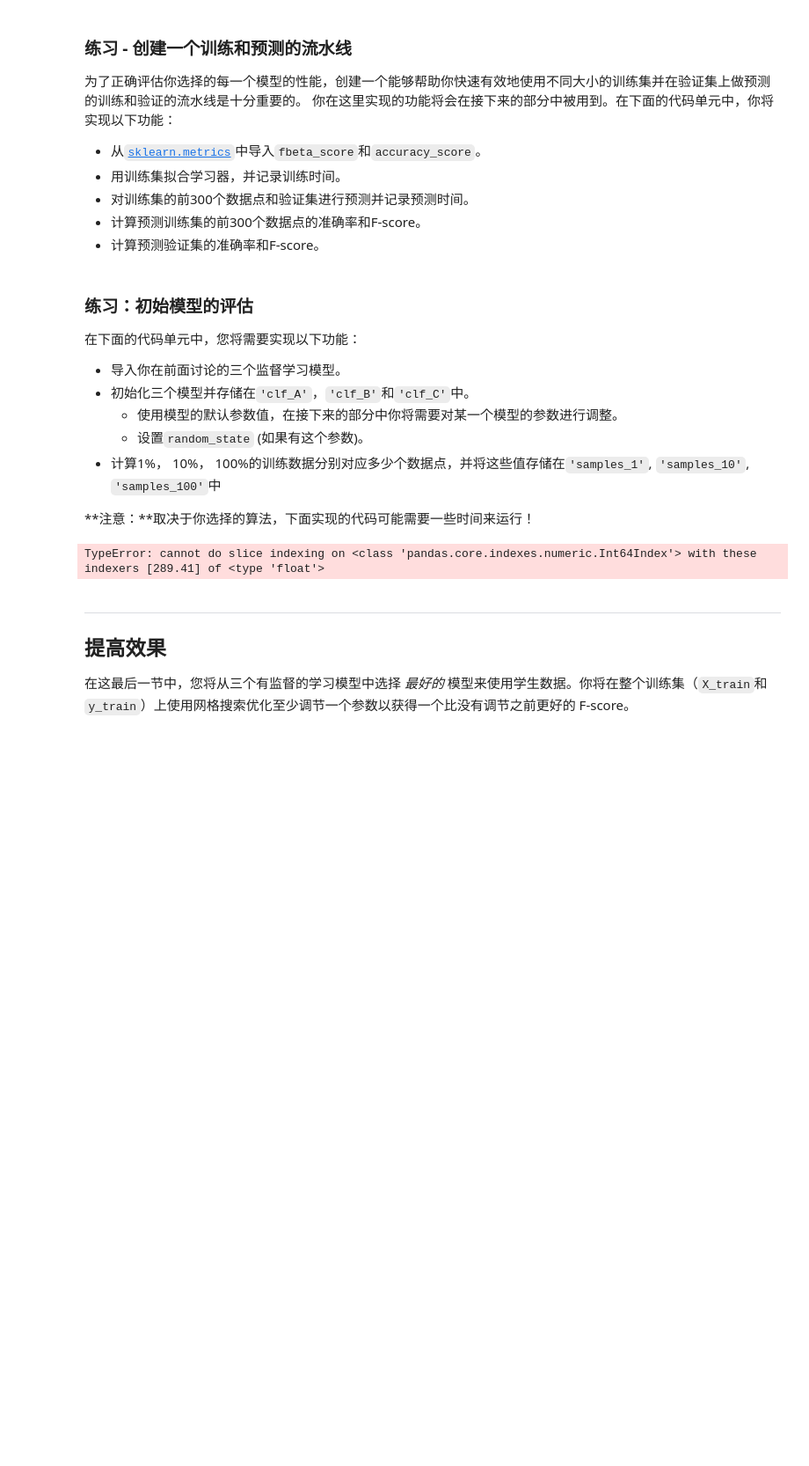
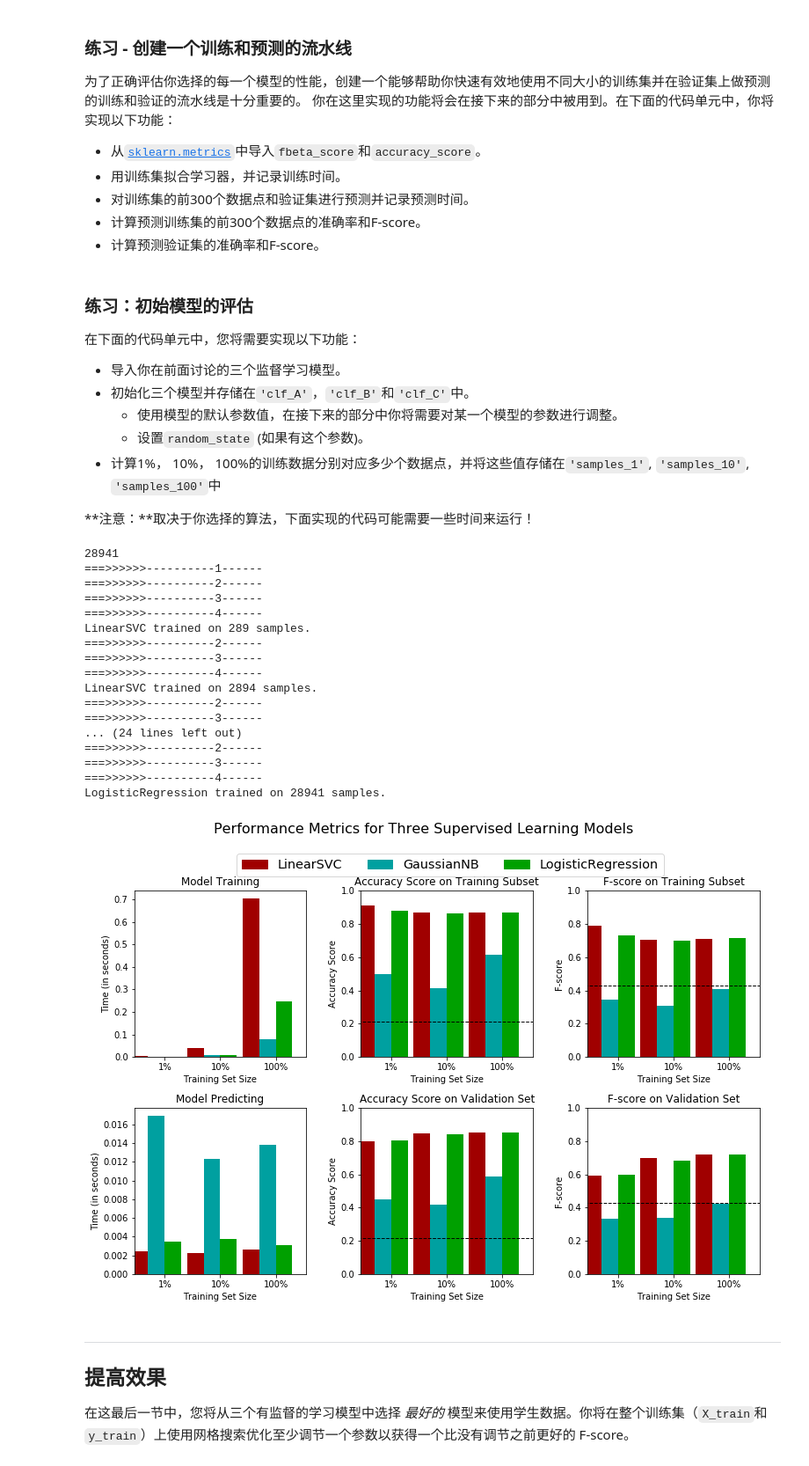
Before and after one commit to zhglinux/MachineLearning, a Jupyter notebook: finding_donors-master/finding_donors.ipynb, the cells around one changed output. Shown at 88% size. Drawn from its saved outputs; the diff is of its cells as text; code cells hidden in the pictures; blank space fills up the shorter version.

```diff
--- a/finding_donors-master/finding_donors.ipynb
+++ b/finding_donors-master/finding_donors.ipynb
@@ -178,8 +178,15 @@ display(features_raw.head(n = 10))
 # TODO：使用pandas.get_dummies()对'features_raw'数据进行独热编码
 features = pd.get_dummies(features_raw)
 
+def number_to_flag(number):
+    if number == '<=50K':
+        return 0
+    else:
+        return 1
+
+
 # TODO：将'income_raw'编码成数字值
-income = pd.get_dummies(income_raw)
+income = income_raw.map(number_to_flag)
 
 # 打印经过独热编码之后的特征数量
 encoded = list(features.columns)
@@ -258,7 +265,7 @@ $$ F_{\beta} = (1 + \beta^2) \cdot \frac{precision \cdot recall}{\left( \beta^2
 #不能使用scikit-learn，你需要根据公式自己实现相关计算。
 
 #TODO： 计算准确率
-accuracy = 1 - 0.56
+accuracy = 1 - 0.786
 
 # TODO： 计算查准率 Precision
 precision = 0.4
@@ -396,12 +403,15 @@ def train_predict(learner, sample_size, X_train, y_train, X_val, y_val):
     '''
 
     results = {}
-
+    print "===>>>>>>----------3------"
     # TODO：使用sample_size大小的训练数据来拟合学习器
     # TODO: Fit the learner to the training data using slicing with 'sample_size'
     start = time() # 获得程序开始时间
     learner = learner.fit(X_train.head(sample_size), y_train.head(sample_size))
     end = time() # 获得程序结束时间
+
+
+    print "===>>>>>>----------4------"
 
     # TODO：计算训练时间
     results['train_time'] = end - start
@@ -409,7 +419,7 @@ def train_predict(learner, sample_size, X_train, y_train, X_val, y_val):
     # TODO: 得到在验证集上的预测值
     #       然后得到对前300个训练数据的预测结果
     start = time() # 获得程序开始时间
-    predictions_val = learner.predict(X_tesst)
+    predictions_val = learner.predict(X_val)
     predictions_train = learner.predict(X_train.head(300))
     end = time() # 获得程序结束时间
 
@@ -420,13 +430,13 @@ def train_predict(learner, sample_size, X_train, y_train, X_val, y_val):
     results['acc_train'] = accuracy_score(y_train.head(300), predictions_train)
 
     # TODO：计算在验证上的准确率
-    results['acc_val'] = accuracy_score(y_test, predictions_val)
+    results['acc_val'] = accuracy_score(y_val, predictions_val)
 
     # TODO：计算在最前面300个训练数据上的F-score
     results['f_train'] =  fbeta_score(y_train.head(300),predictions_train, beta = 0.5 )
 
     # TODO：计算验证集上的F-score
-    results['f_val'] = fbeta_score(y_test, predictions_val, beta = 0.5)
+    results['f_val'] = fbeta_score(y_val, predictions_val, beta = 0.5)
 
     # 成功
     print "{} trained on {} samples.".format(learner.__class__.__name__, sample_size)
@@ -446,31 +456,56 @@ def train_predict(learner, sample_size, X_train, y_train, X_val, y_val):
 # %%
 # TODO：从sklearn中导入三个监督学习模型
 from sklearn import svm
 from sklearn.naive_bayes import GaussianNB
 from sklearn import neighbors
+from sklearn.linear_model import LogisticRegression
+from sklearn.svm import LinearSVC
 
 # TODO：初始化三个模型
-clf_A =  svm.SVC()
-clf_B =  GaussianNB()
-clf_C = neighbors.KNeighborsClassifier()
+clf_A = LinearSVC(random_state=0)
+clf_B = GaussianNB()
+#clf_C = neighbors.KNeighborsClassifier()
+clf_C =  LogisticRegression(penalty='l2')
+#clf_C =  svm.SVC(random_state = 0)  //error
+
+print  X_train.shape[0]
 
 # TODO：计算1%， 10%， 100%的训练数据分别对应多少点
-samples_1 = 0.01 * X_train.shape[0]
-samples_10 = 0.1 * X_train.shape[0]
-samples_100 = 1* X_train.shape[0]
+samples_1 = len(X_train)/100  # int (0.01 * X_train.shape[0])
+samples_10 =  len(X_train)/10  # int (0.1 * X_train.shape[0])
+samples_100 =   len(X_train)/1  # int (1* X_train.shape[0])
 
 # 收集学习器的结果
 results = {}
 for clf in [clf_A, clf_B, clf_C]:
     clf_name = clf.__class__.__name__
     results[clf_name] = {}
+    print "===>>>>>>----------1------"
     for i, samples in enumerate([samples_1, samples_10, samples_100]):
+        print "===>>>>>>----------2------"
         results[clf_name][i] = train_predict(clf, samples, X_train, y_train, X_val, y_val)
 
 # 对选择的三个模型得到的评价结果进行可视化
 vs.evaluate(results, accuracy, fscore)
 # %% [output]
-TypeError: cannot do slice indexing on <class 'pandas.core.indexes.numeric.Int64Index'> with these indexers [289.41] of <type 'float'>
+28941
+===>>>>>>----------1------
+===>>>>>>----------2------
+===>>>>>>----------3------
+===>>>>>>----------4------
+LinearSVC trained on 289 samples.
+===>>>>>>----------2------
+===>>>>>>----------3------
+===>>>>>>----------4------
+LinearSVC trained on 2894 samples.
+===>>>>>>----------2------
+===>>>>>>----------3------
+... (24 lines left out)
+===>>>>>>----------2------
+===>>>>>>----------3------
+===>>>>>>----------4------
+LogisticRegression trained on 28941 samples.
+[figure, added]
 # %% [markdown]
 ----
 ## 提高效果
```
Also changed, not shown: parts of 2 cells of this notebook, 1 other file.
